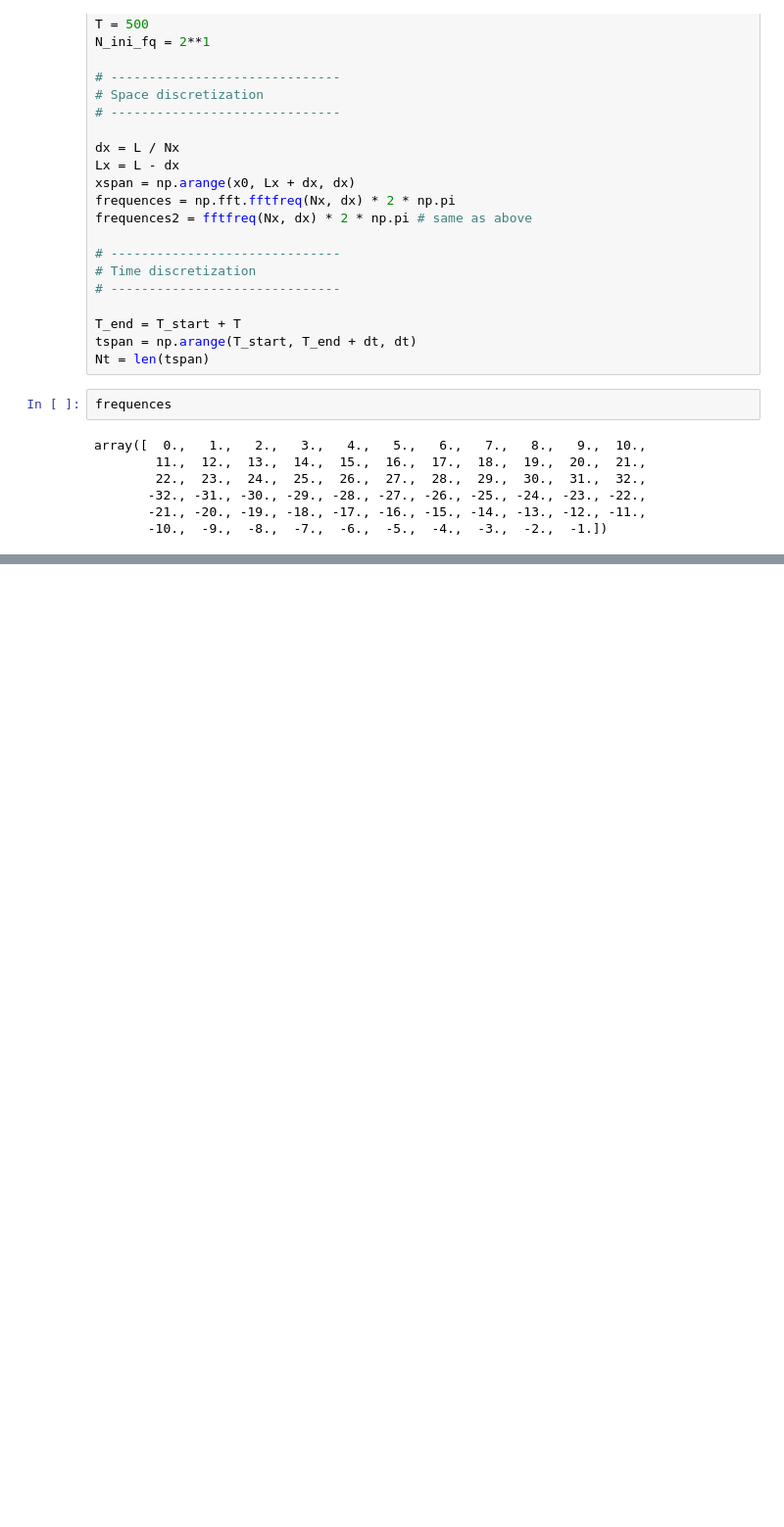
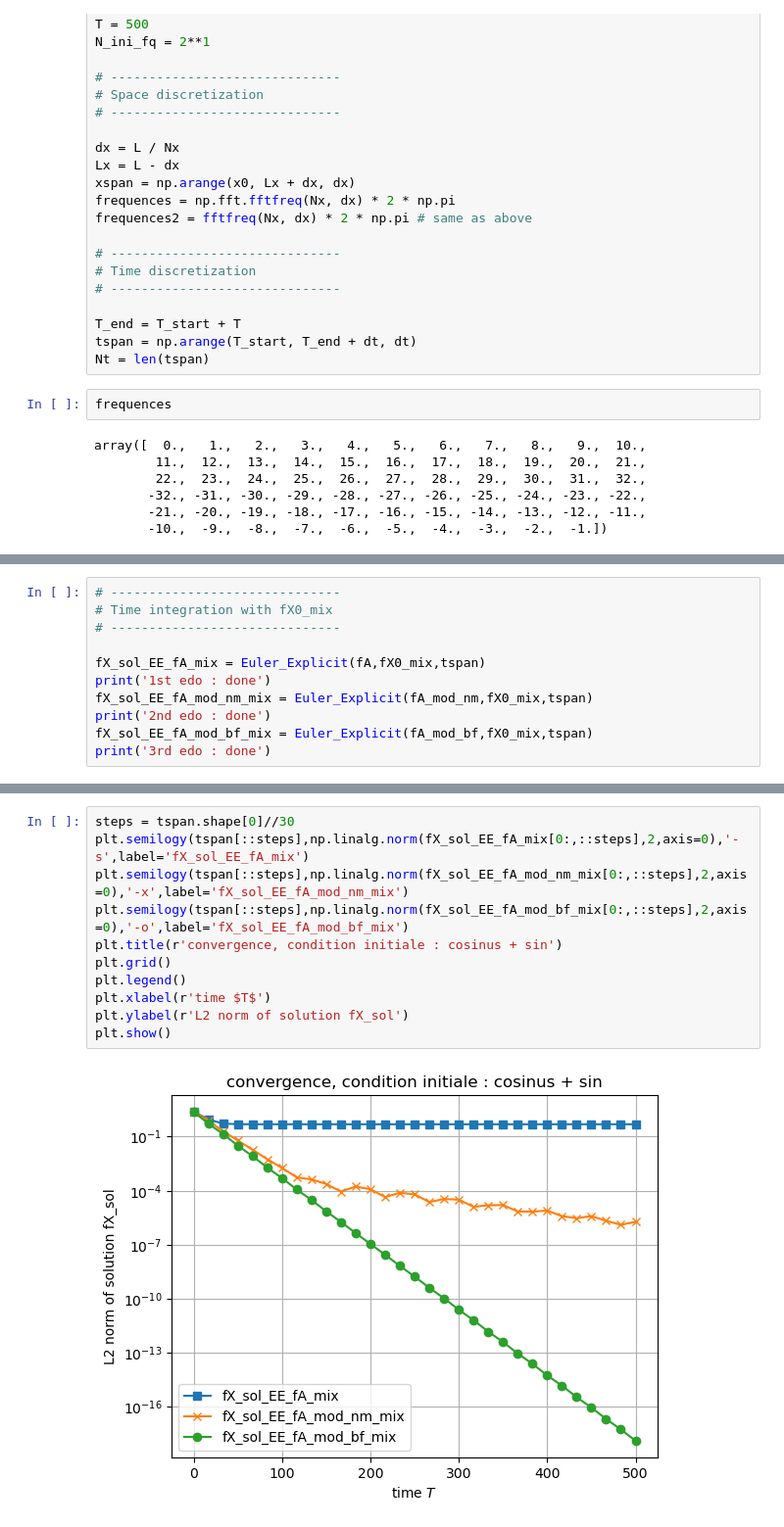
Before and after one commit to lucas-perrin/LWW_Assim, a Jupyter notebook: python_code/main_notebook.ipynb, the cells around one changed output, grey strips where cells are left out. Shown at 98% size. Drawn from its saved outputs; the diff is of its cells as text; blank space fills up the shorter version.

```diff
--- a/python_code/main_notebook.ipynb
+++ b/python_code/main_notebook.ipynb
@@ -312,0 +275,11 @@ plt.show()
+# %%
+# ------------------------------
+# Time integration with fX0_mix
+# ------------------------------
+
+fX_sol_EE_fA_mix = Euler_Explicit(fA,fX0_mix,tspan)
+print('1st edo : done')
+fX_sol_EE_fA_mod_nm_mix = Euler_Explicit(fA_mod_nm,fX0_mix,tspan)
+print('2nd edo : done')
+fX_sol_EE_fA_mod_bf_mix = Euler_Explicit(fA_mod_bf,fX0_mix,tspan)
+print('3rd edo : done')
@@ -312,0 +340,13 @@ plt.show()
+# %%
+steps = tspan.shape[0]//30
+plt.semilogy(tspan[::steps],np.linalg.norm(fX_sol_EE_fA_mix[0:,::steps],2,axis=0),'-s',label='fX_sol_EE_fA_mix')
+plt.semilogy(tspan[::steps],np.linalg.norm(fX_sol_EE_fA_mod_nm_mix[0:,::steps],2,axis=0),'-x',label='fX_sol_EE_fA_mod_nm_mix')
+plt.semilogy(tspan[::steps],np.linalg.norm(fX_sol_EE_fA_mod_bf_mix[0:,::steps],2,axis=0),'-o',label='fX_sol_EE_fA_mod_bf_mix')
+plt.title(r'convergence, condition initiale : cosinus + sin')
+plt.grid()
+plt.legend()
+plt.xlabel(r'time $T$')
+plt.ylabel(r'L2 norm of solution fX_sol')
+plt.show()
+# %% [output]
+[figure, added]
```
Also changed, not shown: parts of 36 cells of this notebook.
